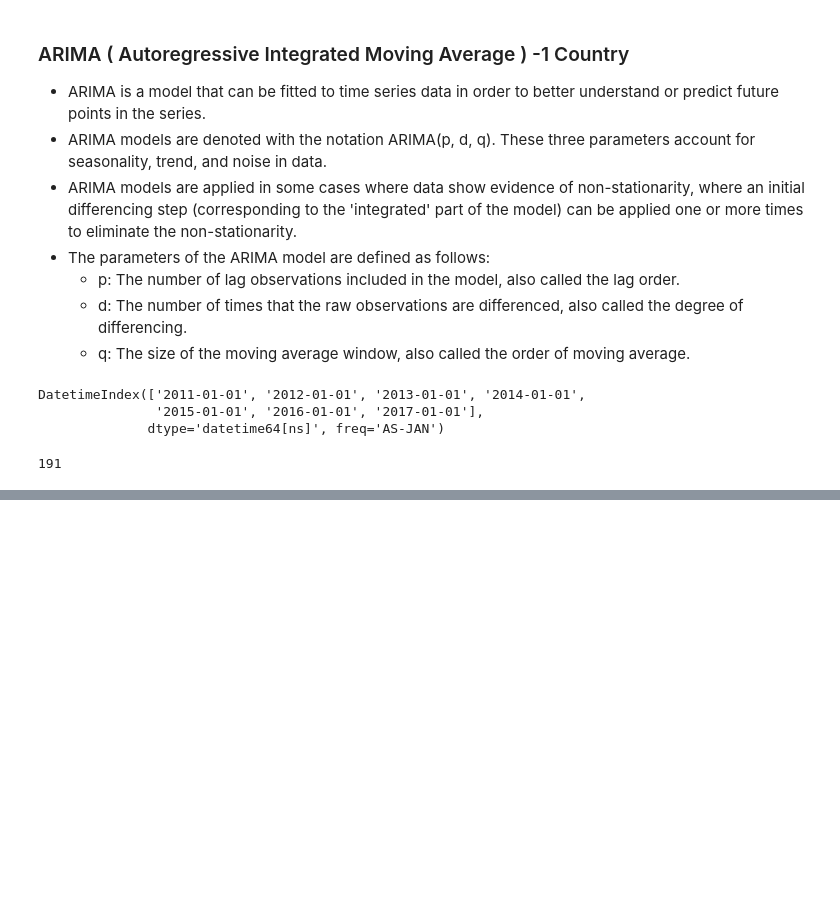
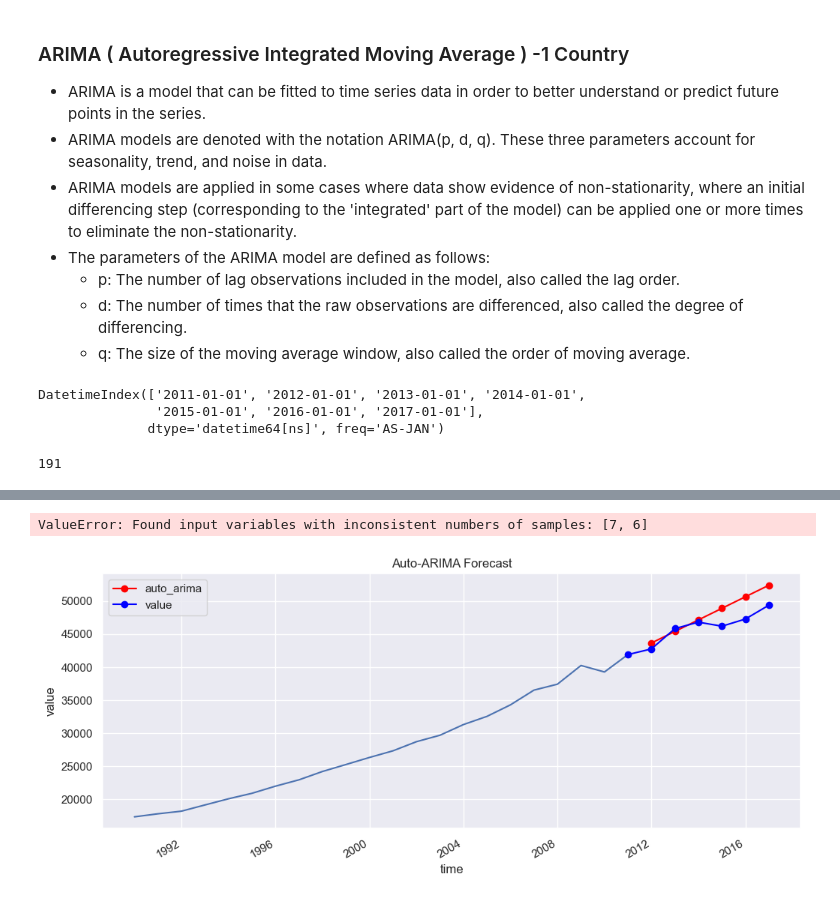
Before and after one commit to Mfundo-debug/time-series, a Jupyter notebook: time-series.ipynb, the cells around one changed output, grey strips where cells are left out. Cells and saved outputs as stored; diff of their text form; code cells hidden in the pictures; blank space fills up the shorter version.

```diff
--- a/time-series.ipynb
+++ b/time-series.ipynb
@@ -291,0 +324,24 @@ ValueError: Input contains NaN.
+# %%
+##### option 2: Auto-ARIMA
+# replace NaN values with the mean of the non-NaN values
+au2.fillna(au2.mean(), inplace=True)
+
+auto_arima_model = pm.auto_arima(au2, seasonal=False, m=7, suppress_warnings=True)
+
+#make forecasts
+fcast2 = auto_arima_model.predict(n_periods=len(au2))
+fcast2 = pd.Series(fcast2, index=index_7_years)
+fcast2 = fcast2.rename('auto_arima')
+fcast2 = fcast2.dropna()
+
+#plot forecasts predictions
+fig, ax = plt.subplots(figsize=(12, 5))
+chart = sns.lineplot(x='time',y='value', data=au)
+chart.set_title('Auto-ARIMA Forecast')
+fcast2.plot(ax=ax, color='red', marker='o', legend=True)
+au_v2.plot(ax=ax, color='blue', marker='o', legend=True)
+#print rmse
+print('RMSE: ', np.sqrt(mean_squared_error(au_v['value'].values, fcast2.values, squared=False)))
+# %% [output]
+ValueError: Found input variables with inconsistent numbers of samples: [7, 6]
+[figure, added]
```
Also changed, not shown: parts of 8 cells of this notebook.
